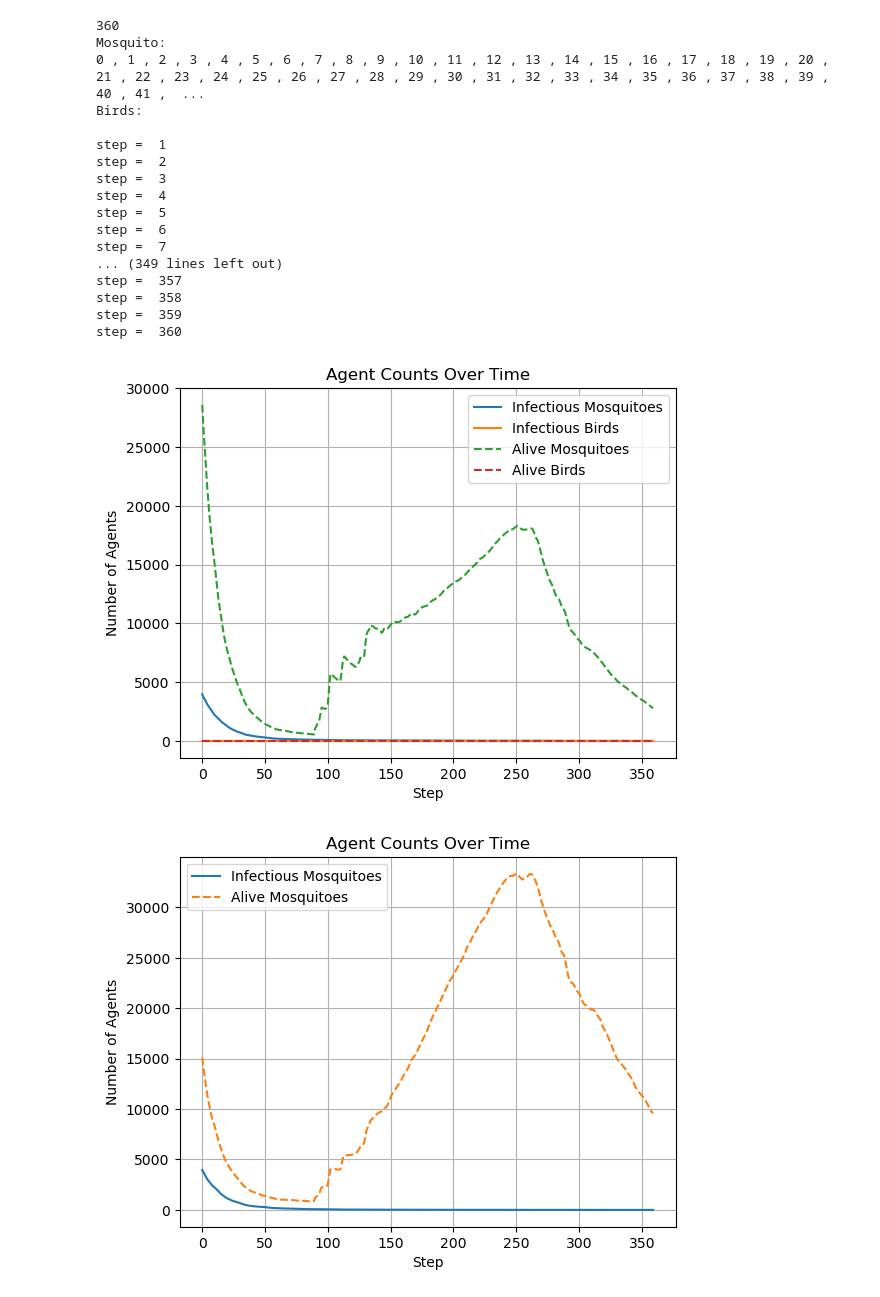
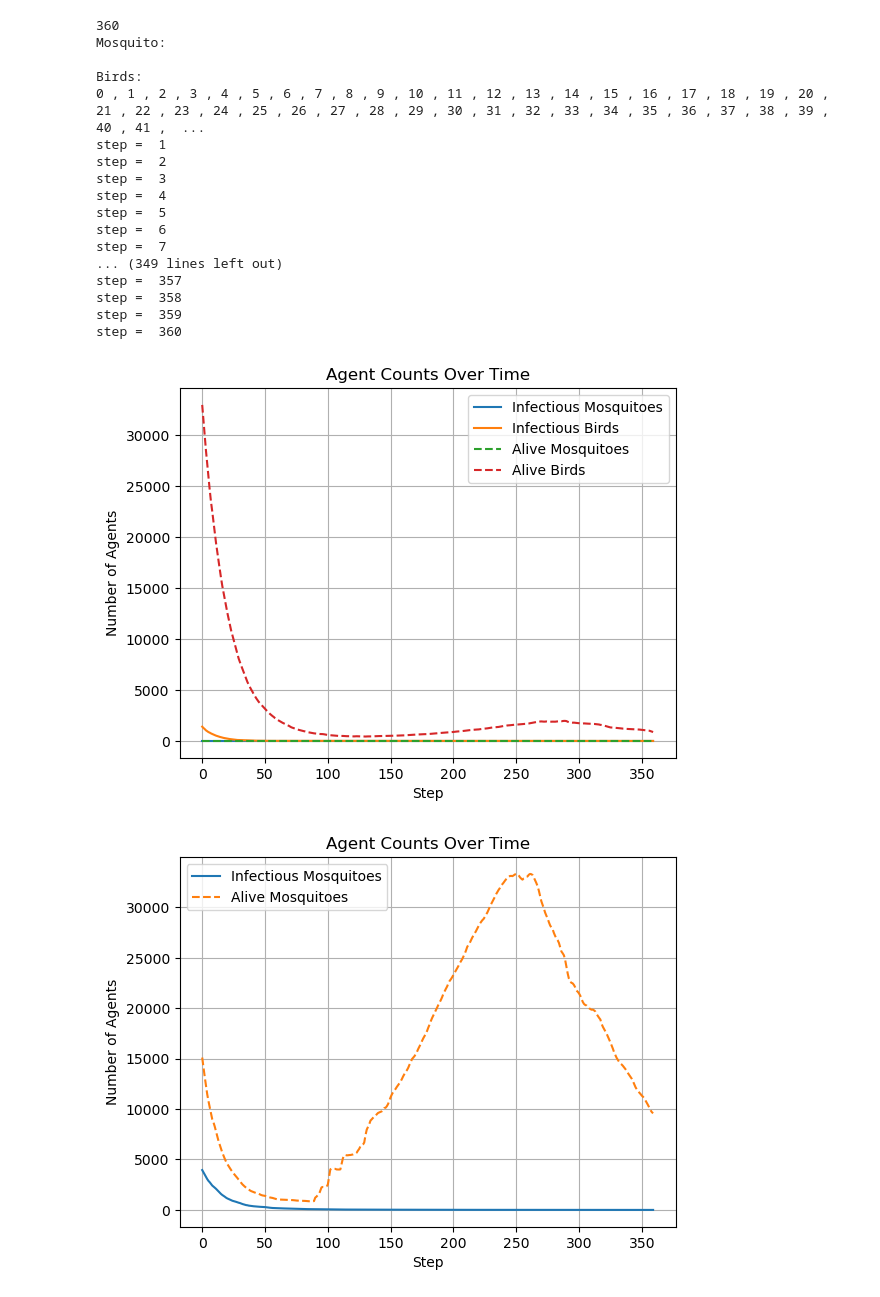
Before and after one commit to MatinMarjani/ABM-WNV, a Jupyter notebook: Test_Model_1.ipynb, the cells around one changed output. Drawn from its saved outputs; the diff is of its cells as text; code cells hidden in the pictures.

```diff
--- a/Test_Model_1.ipynb
+++ b/Test_Model_1.ipynb
@@ -106,6 +106,7 @@ class WNVParameters:
         return 0.05 * (1 - temp_factor)
 
     def egg_to_larvae_rate(self, T, P):
+        return 1
         optimal_temp = 25  # Optimal temperature for mosquito eggs
         optimal_precip = 70  # Optimal precipitation for mosquito breeding
         temp_factor = np.exp(-0.02 * (T - optimal_temp) ** 2)  # Wider Gaussian function for temperature
@@ -392,38 +393,38 @@ class WNVModel(Model):
     def initialize_agents(self):
         # Initialize Mosquito (using the distribution data)
         print('Mosquito:')
-        initial_infectious_mosquitoes = int(self.parameters.initial_mosquito_count * self.parameters.initial_infectious_fraction)
-        culex_distribution = pd.read_parquet('culex_distribution.parquet')
-        mosquito_id = 0  # Starting ID for mosquitoes
-        for x in range(culex_distribution.shape[0]):  # Rows
-            print(x, ',', end=' ')
-            for y in range(culex_distribution.shape[1]):  # Columns
-                # print(x, ' ', y)
-                num_groups = culex_distribution.iloc[x, y]  # Number of mosquito groups in this cell
-                for _ in range(int(num_groups)):  # Each group represents 100 mosquitoes
-                    state = "infectious" if mosquito_id < initial_infectious_mosquitoes else "susceptible"
-                    mosquito = Mosquito(mosquito_id, self, state)
-                    self.schedule.add(mosquito)
-                    self.grid.place_agent(mosquito, (y, x))
-                    mosquito_id += 1
+        # initial_infectious_mosquitoes = int(self.parameters.initial_mosquito_count * self.parameters.initial_infectious_fraction)
+        # culex_distribution = pd.read_parquet('culex_distribution.parquet')
+        # mosquito_id = 0  # Starting ID for mosquitoes
+        # for x in range(culex_distribution.shape[0]):  # Rows
+        #     print(x, ',', end=' ')
+        #     for y in range(culex_distribution.shape[1]):  # Columns
+        #         # print(x, ' ', y)
+        #         num_groups = culex_distribution.iloc[x, y]  # Number of mosquito groups in this cell
+        #         for _ in range(int(num_groups)):  # Each group represents 100 mosquitoes
+        #             state = "infectious" if mosquito_id < initial_infectious_mosquitoes else "susceptible"
+        #             mosquito = Mosquito(mosquito_id, self, state)
+        #             self.schedule.add(mosquito)
+        #             self.grid.place_agent(mosquito, (y, x))
+        #             mosquito_id += 1
 
         print('')
 
         # Initialize Birds (using the distribution data)
         print('Birds:')
-        # initial_infectious_birds = int(self.parameters.initial_bird_count * self.parameters.initial_infectious_fraction)
-        # bird_distribution = pd.read_parquet('amerob_2022-09-06.parquet')
-        # bird_id = 0  # Starting ID for birds
-        # for x in range(bird_distribution.shape[0]):  # Rows
-        #     print(x, ',', end=' ')
-        #     for y in range(bird_distribution.shape[1]): # Columns
-        #         num_groups = bird_distribution.iloc[x, y]
-        #         for _ in range(int(num_groups)):
-        #             state = "infectious" if bird_id < initial_infectious_birds else "susceptible"
-        #             bird = Bird(bird_id, self, state)
-        #             self.schedule.add(bird)
-        #             self.grid.place_agent(bird, (y, x))
-        #             bird_id += 1
+        initial_infectious_birds = int(self.parameters.initial_bird_count * self.parameters.initial_infectious_fraction)
+        bird_distribution = pd.read_parquet('amerob_2022-09-06.parquet')
+        bird_id = 0  # Starting ID for birds
+        for x in range(bird_distribution.shape[0]):  # Rows
+            print(x, ',', end=' ')
+            for y in range(bird_distribution.shape[1]): # Columns
+                num_groups = bird_distribution.iloc[x, y]
+                for _ in range(int(num_groups)):
+                    state = "infectious" if bird_id < initial_infectious_birds else "susceptible"
+                    bird = Bird(bird_id, self, state)
+                    self.schedule.add(bird)
+                    self.grid.place_agent(bird, (y, x))
+                    bird_id += 1
 
     def step(self):
         self.schedule.step()
@@ -543,36 +544,36 @@ def plot_infectious_counts(model):
     plt.xlabel('Step')
     plt.ylabel('Number of Agents')
     plt.title('Agent Counts Over Time')
     plt.legend()
     plt.grid(True)
     plt.savefig('agent_counts.png')
     plt.show()
 
 # Running the model
 if __name__ == "__main__":
     parameters = WNVParameters()
     model = WNVModel(parameters)
     Visualize_simulation(model, num_steps=parameters.simulation_steps)
     plot_infectious_counts(model)
 # %% [output]
 360
 Mosquito:
+
+Birds:
 0 , 1 , 2 , 3 , 4 , 5 , 6 , 7 , 8 , 9 , 10 , 11 , 12 , 13 , 14 , 15 , 16 , 17 , 18 , 19 , 20 , 21 , 22 , 23 , 24 , 25 , 26 , 27 , 28 , 29 , 30 , 31 , 32 , 33 , 34 , 35 , 36 , 37 , 38 , 39 , 40 , 41 ,  ...
-Birds:
-
 step =  1
 step =  2
 step =  3
 step =  4
 step =  5
 step =  6
 step =  7
 ... (349 lines left out)
 step =  357
 step =  358
 step =  359
 step =  360
-[figure, old version]
+[figure, new version]
 # %%
 def plot_infectious_counts_1(model):
     steps = range(len(model.infectious_counts['mosquitoes']))
```
